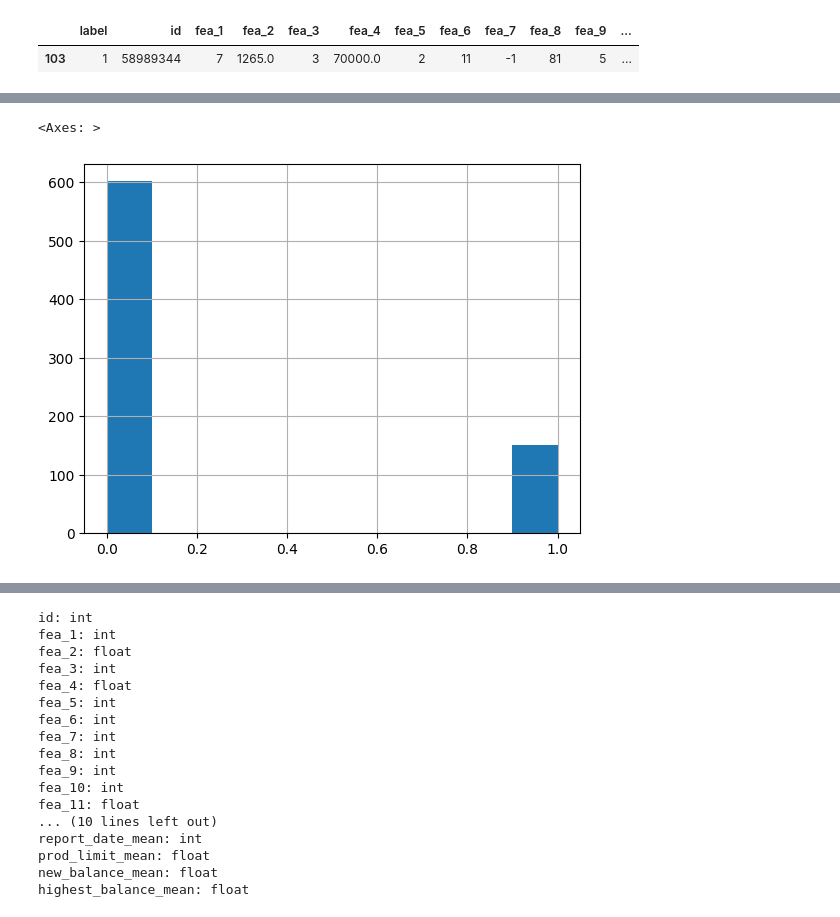
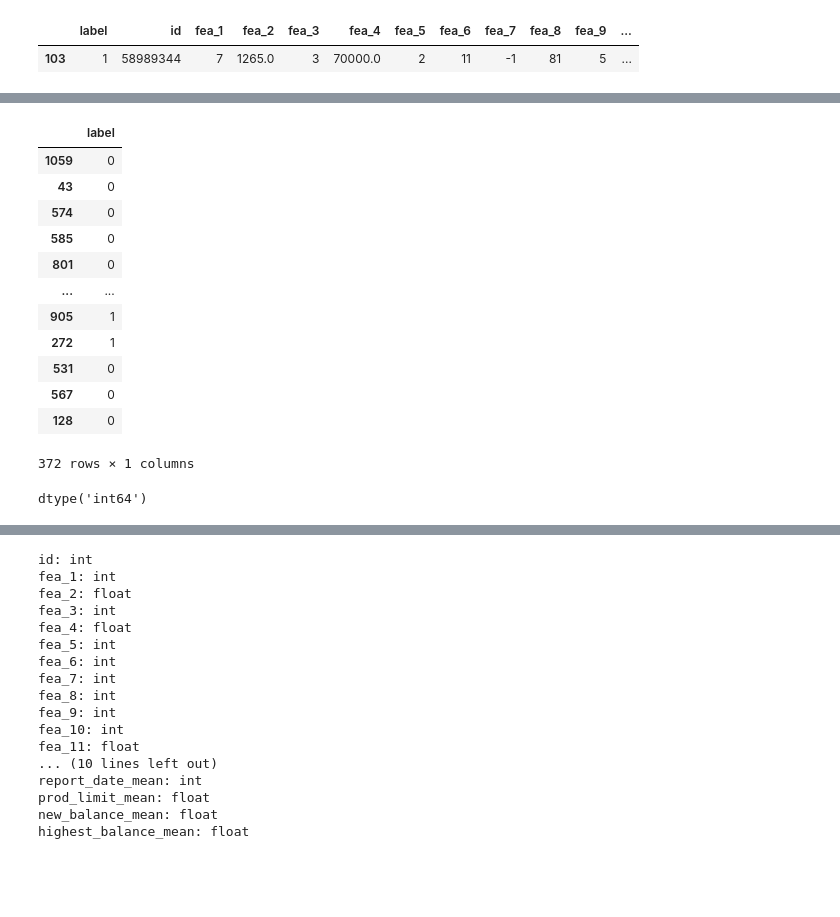
Before and after one commit to VIVALDI142857/api, a Jupyter notebook: api_practice/test_api.ipynb, the cells around one changed output, grey strips where cells are left out. Saved outputs shown, nothing was run; the diff lists cells and outputs as text; code cells hidden in the pictures; blank space fills up the shorter version.

```diff
--- a/api_practice/test_api.ipynb
+++ b/api_practice/test_api.ipynb
@@ -266,5 +273,20 @@ y_test.hist()
-# %%
-y_train.hist()
-# %% [output]
-<Axes: >
-[figure, removed]
+# %%
+pd.DataFrame(y_test)
+# %% [output]
+|  | label |
+| 1059 | 0 |
+| 43 | 0 |
+| 574 | 0 |
+| 585 | 0 |
+| 801 | 0 |
+| ... | ... |
+| 905 | 1 |
+| 272 | 1 |
+| 531 | 0 |
+| 567 | 0 |
+| 128 | 0 |
+372 rows × 1 columns
+# %%
+y_test.iloc[1].dtype
+# %% [output]
+dtype('int64')
```
Also changed, not shown: parts of 8 cells of this notebook, 10 other files.
